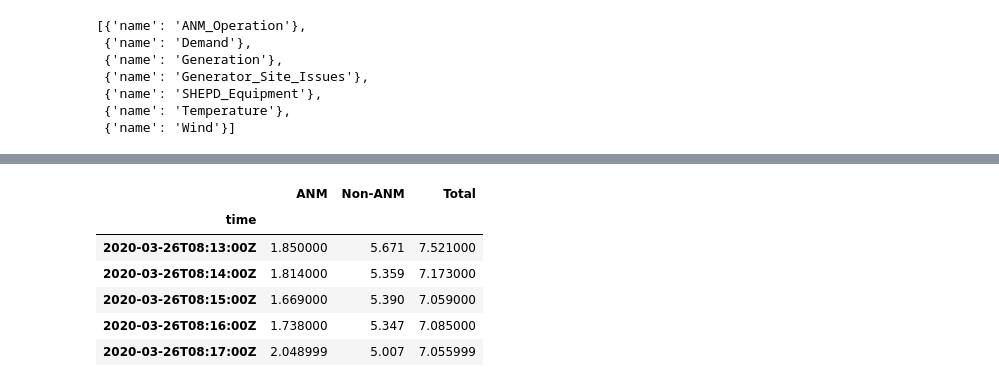
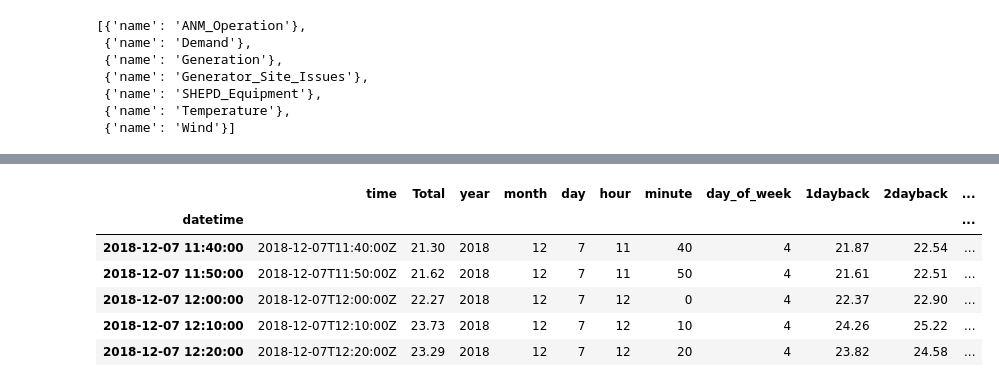
Before and after one commit to gergokoncz/itu, a Jupyter notebook: 4th_semester/large_scale_data/assignment4/influx_exploration.ipynb, the cells around one changed output, grey strips where cells are left out. Cells and saved outputs as stored; diff of their text form; code cells hidden in the pictures.

```diff
--- a/4th_semester/large_scale_data/assignment4/influx_exploration.ipynb
+++ b/4th_semester/large_scale_data/assignment4/influx_exploration.ipynb
@@ -60,0 +71,11 @@ columns = results.raw['series'][0]["columns"]
+# %%
+# preprocessing pipeline
+pre_pipeline = Pipeline([
+    ('date_worker', mytransformers.DateTransformer()),
+    ('shifter', mytransformers.Shifter())
+])
+# %%
+# apply pipeline
+processed_data = pre_pipeline.fit_transform(demand_df, shifter__days = 7)
+features = processed_data[0]
+labels = processed_data[0]
@@ -61,10 +98,10 @@ columns = results.raw['series'][0]["columns"]
 # %%
-generation_df.head()
+features.head()
 # %% [output]
-|  | ANM | Non-ANM | Total |
-| time |  |  |  |
-| 2020-03-26T08:13:00Z | 1.850000 | 5.671 | 7.521000 |
-| 2020-03-26T08:14:00Z | 1.814000 | 5.359 | 7.173000 |
-| 2020-03-26T08:15:00Z | 1.669000 | 5.390 | 7.059000 |
-| 2020-03-26T08:16:00Z | 1.738000 | 5.347 | 7.085000 |
-| 2020-03-26T08:17:00Z | 2.048999 | 5.007 | 7.055999 |
+|  | time | Total | year | month | day | hour | minute | day_of_week | 1dayback | 2dayback | ... |
+| datetime |  |  |  |  |  |  |  |  |  |  | ... |
+| 2018-12-07 11:40:00 | 2018-12-07T11:40:00Z | 21.30 | 2018 | 12 | 7 | 11 | 40 | 4 | 21.87 | 22.54 | ... |
+| 2018-12-07 11:50:00 | 2018-12-07T11:50:00Z | 21.62 | 2018 | 12 | 7 | 11 | 50 | 4 | 21.61 | 22.51 | ... |
+| 2018-12-07 12:00:00 | 2018-12-07T12:00:00Z | 22.27 | 2018 | 12 | 7 | 12 | 0 | 4 | 22.37 | 22.90 | ... |
+| 2018-12-07 12:10:00 | 2018-12-07T12:10:00Z | 23.73 | 2018 | 12 | 7 | 12 | 10 | 4 | 24.26 | 25.22 | ... |
+| 2018-12-07 12:20:00 | 2018-12-07T12:20:00Z | 23.29 | 2018 | 12 | 7 | 12 | 20 | 4 | 23.82 | 24.58 | ... |
```
Also changed, not shown: parts of 33 cells of this notebook, 6 other files.
